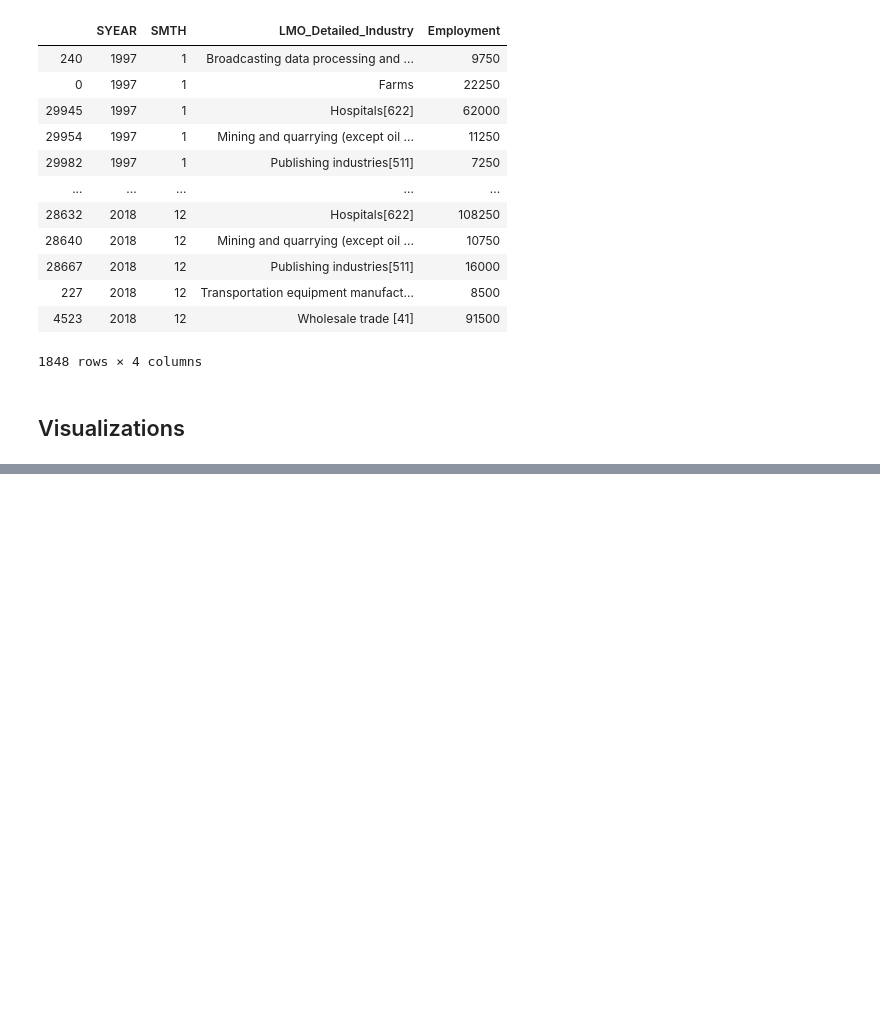
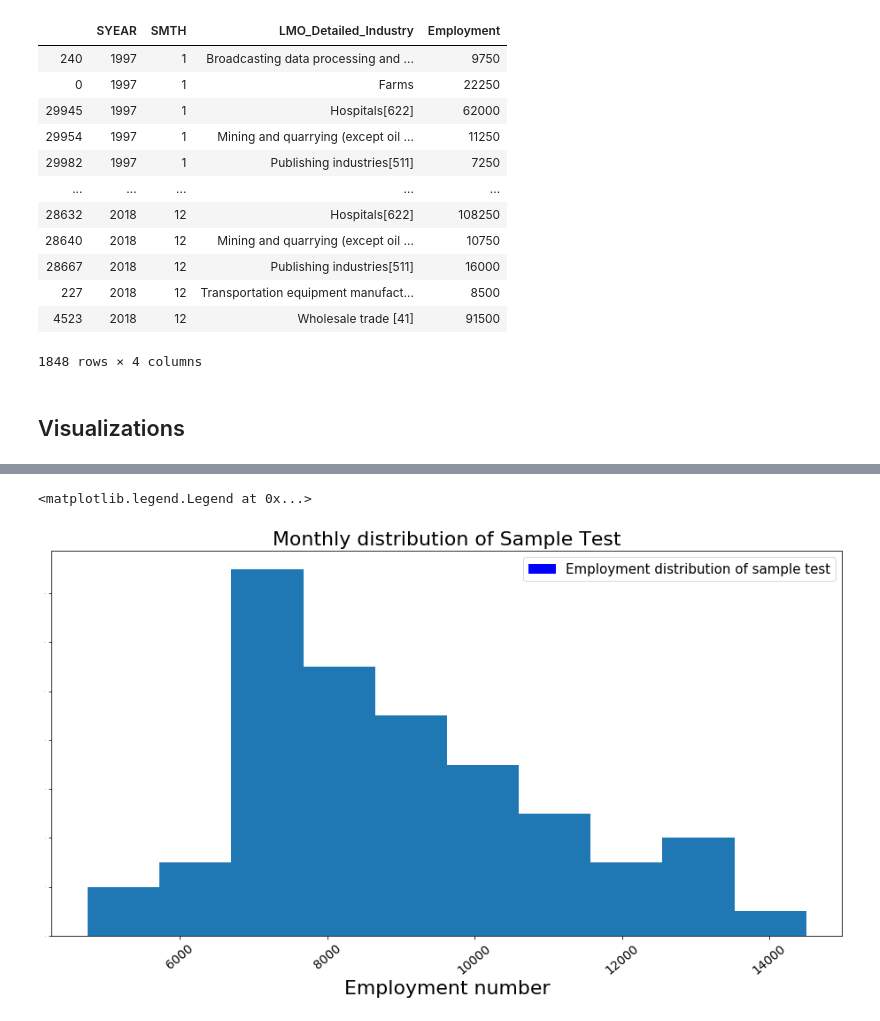
Before and after one commit to Hotlynn2/DATA-ANALYSIS-PYLADIES, a Jupyter notebook: PyLadies Data Analysis.ipynb, the cells around one changed output, grey strips where cells are left out. Drawn from its saved outputs; the diff is of its cells as text; code cells hidden in the pictures; blank space fills up the shorter version.

```diff
--- a/PyLadies Data Analysis.ipynb
+++ b/PyLadies Data Analysis.ipynb
@@ -700,15 +731,18 @@ Broadcasting_data_processing_and_information
 # %%
-sample_1 = Broadcasting_data_processing_and_information.sample(n = 200)
+sample_1 = Broadcasting_data_processing_and_information.sample(n = 60)
 # %%
 plt.figure(figsize=(16,8))
 plt.hist(sample_1['Employment'], bins =10)
 #plt.plot(years[0], retail_series['Employment'], color = 'b',marker='o', linewidth=1)
 
 plt.xlabel('Employment number', fontsize=22)
 plt.xticks(rotation=40, fontsize = 14)
 #plt.ylabel('Other manufacturing  VS  Other retail', fontsize=22)
 plt.yticks(fontsize = 0.1)
-plt.title('Monthly distribution of Sample', fontsize=22)
+plt.title('Monthly distribution of Sample Test', fontsize=22)
 #red = patches.Patch(color='blue', label='Other manufacturing')
-blue = patches.Patch(color='blue', label='Employment distribution of sample')
+blue = patches.Patch(color='blue', label='Employment distribution of sample test')
 plt.legend(handles=[blue], prop = {'size':15})
+# %% [output]
+<matplotlib.legend.Legend at 0x...>
+[figure, added]
```
Also changed, not shown: parts of 3 cells of this notebook.
